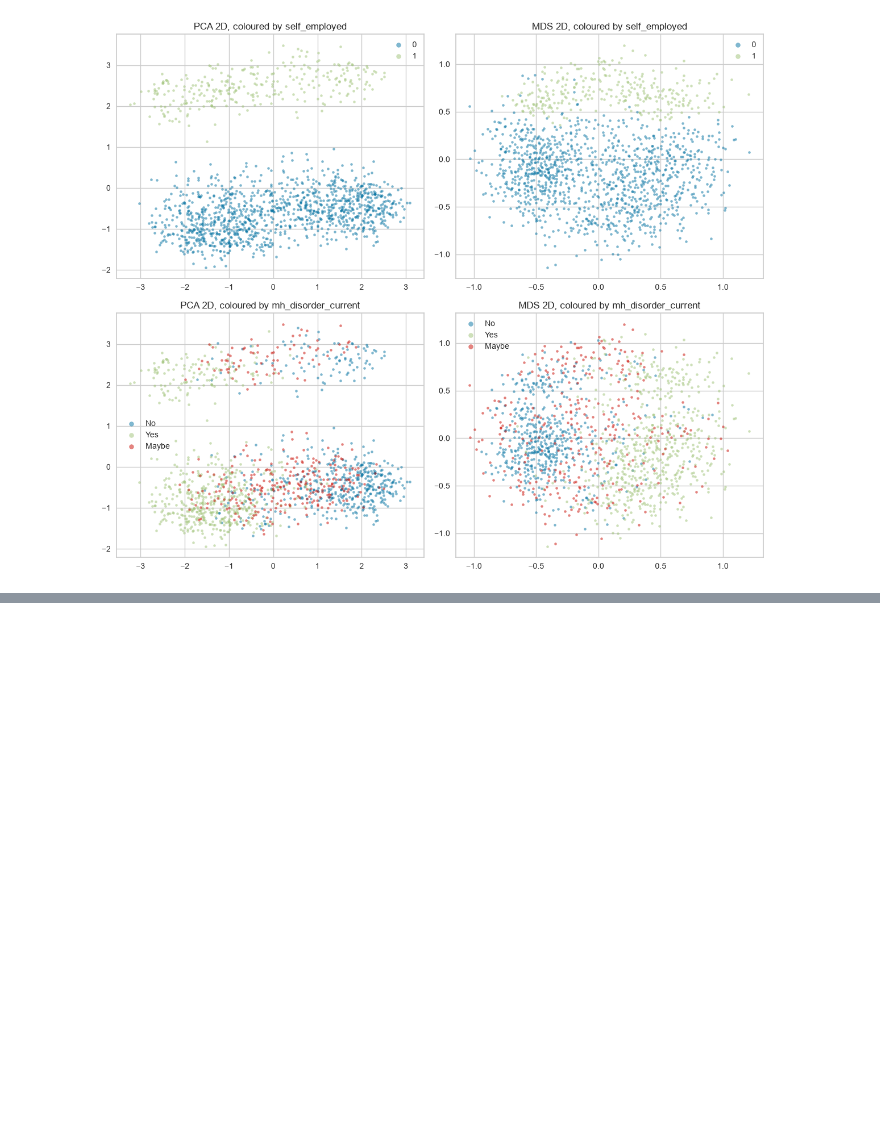
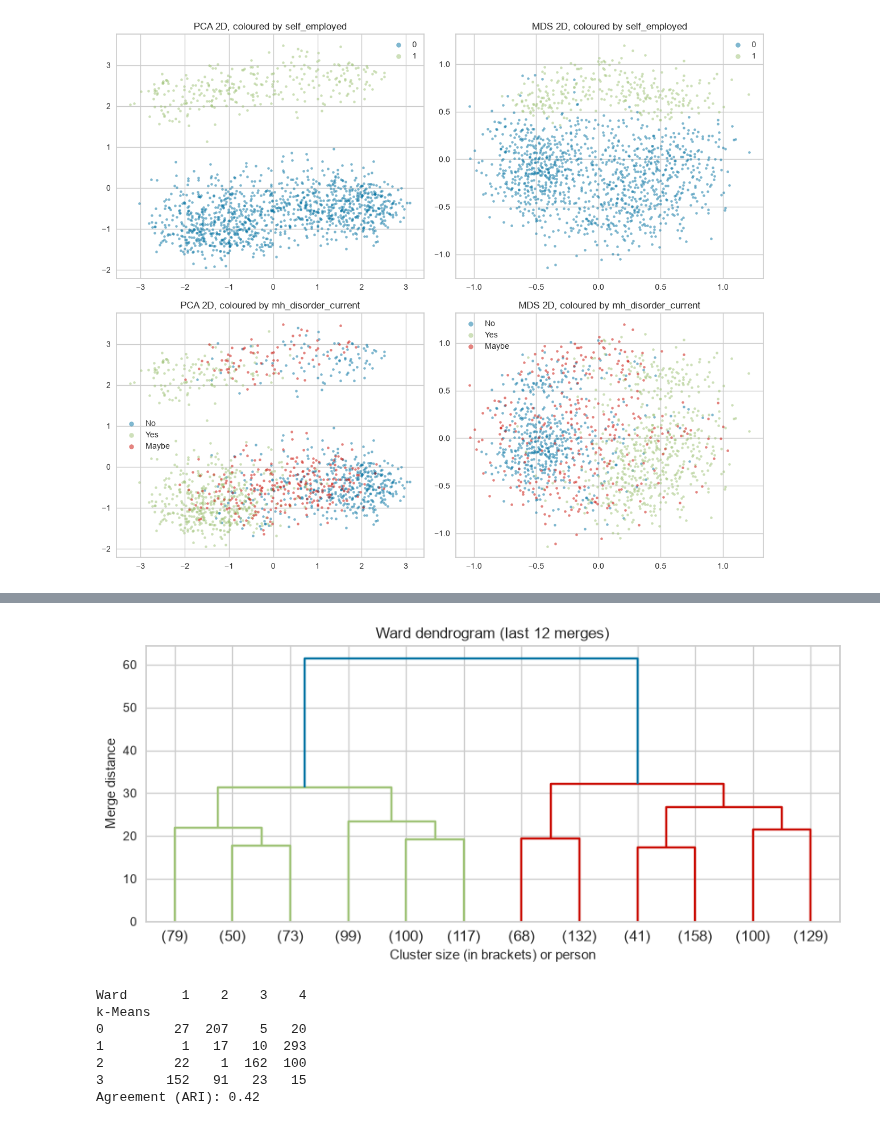
Before and after one commit to nosadfountains/Unsupervised-ML_Case-Study, a Jupyter notebook: mental-health-clustering/analysis.ipynb, the cells around one changed output, grey strips where cells are left out. Drawn from its saved outputs; the diff is of its cells as text; code cells hidden in the pictures; blank space fills up the shorter version.

```diff
--- a/mental-health-clustering/analysis.ipynb
+++ b/mental-health-clustering/analysis.ipynb
@@ -2361,0 +2645,22 @@ plt.show()
+# %%
+from sklearn.mixture import GaussianMixture
+from sklearn.metrics import adjusted_rand_score
+
+km4 = KMeans(n_clusters=4, n_init=10, random_state=42)
+labels_km = km4.fit_predict(X_clu)
+
+bics = []
+for k in range(2, 9):
+    gmm = GaussianMixture(n_components=k, n_init=5, random_state=42)
+    gmm.fit(X_clu)
+    bics.append(gmm.bic(X_clu))
+    print("k =", k, "- BIC:", round(bics[-1]))
+
+gmm4 = GaussianMixture(n_components=4, n_init=5, random_state=42)
+labels_gmm = gmm4.fit_predict(X_clu)
+max_prob = gmm4.predict_proba(X_clu).max(axis=1)
+
+print()
+print(pd.crosstab(labels_km, labels_gmm, rownames=["k-Means"], colnames=["GMM"]))
+print("Agreement (ARI):", round(adjusted_rand_score(labels_km, labels_gmm), 2))
+print("Share assigned with less than 70% certainty:", round((max_prob < 0.7).mean(), 2))
@@ -2361,0 +2684,24 @@ plt.show()
+# %%
+from scipy.cluster.hierarchy import linkage, dendrogram, fcluster
+
+Z = linkage(X_clu, method="ward")
+
+plt.figure(figsize=(10, 4))
+dendrogram(Z, truncate_mode="lastp", p=12)
+plt.title("Ward dendrogram (last 12 merges)")
+plt.xlabel("Cluster size (in brackets) or person")
+plt.ylabel("Merge distance")
+plt.show()
+
+labels_ward = fcluster(Z, t=4, criterion="maxclust")
+print(pd.crosstab(labels_km, labels_ward, rownames=["k-Means"], colnames=["Ward"]))
+print("Agreement (ARI):", round(adjusted_rand_score(labels_km, labels_ward), 2))
+# %% [output]
+[figure, added]
+Ward       1    2    3    4
+k-Means
+0         27  207    5   20
+1          1   17   10  293
+2         22    1  162  100
+3        152   91   23   15
+Agreement (ARI): 0.42
```
Also changed, not shown: parts of 15 cells of this notebook, 1 other file.
